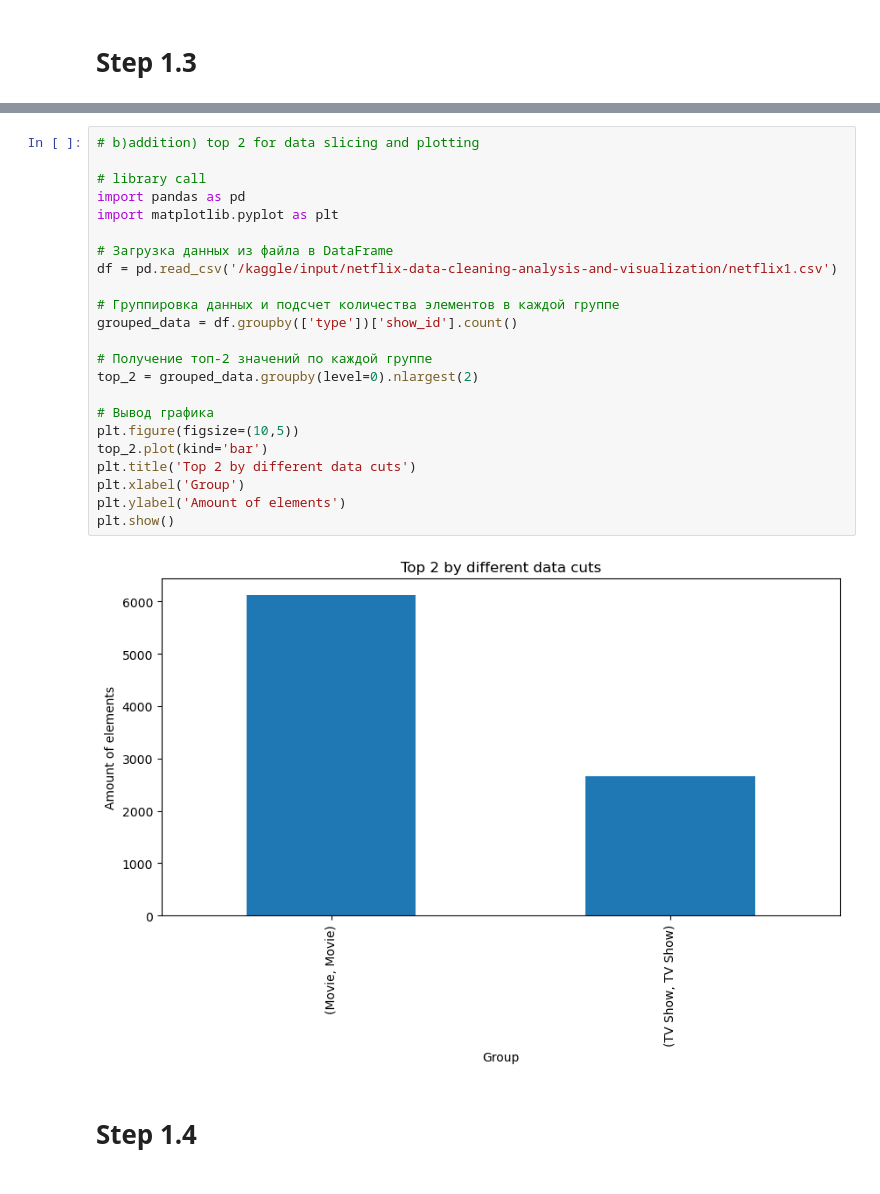
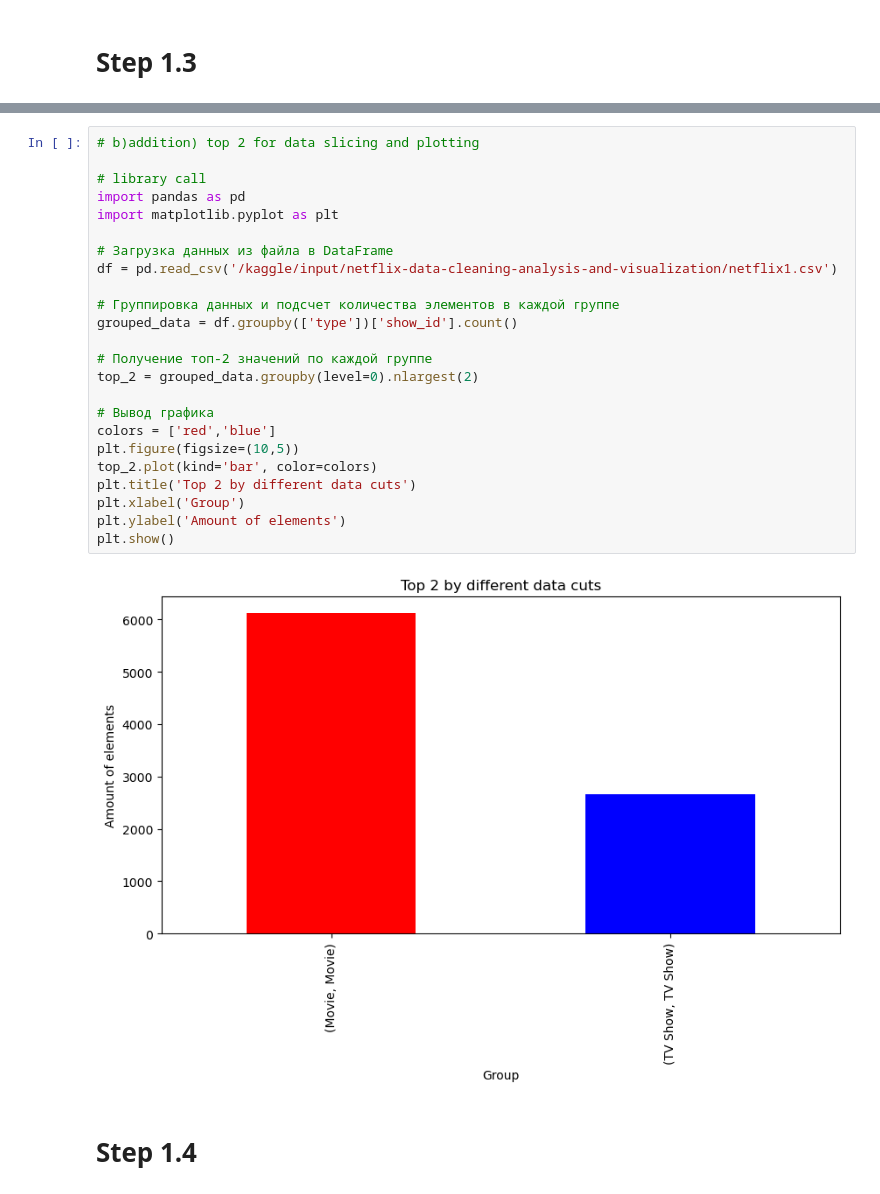
Before and after one commit to DanielXV1/Project-DataBase, a Jupyter notebook: project-database.ipynb, the cells around one changed output, grey strips where cells are left out. Saved outputs shown, nothing was run; the diff lists cells and outputs as text.

```diff
--- a/project-database.ipynb
+++ b/project-database.ipynb
@@ -279,27 +282,28 @@ plt.show()
 # %%
 # b)addition) top 2 for data slicing and plotting
 
 # library call
 import pandas as pd
 import matplotlib.pyplot as plt
 
 # Загрузка данных из файла в DataFrame
 df = pd.read_csv('/kaggle/input/netflix-data-cleaning-analysis-and-visualization/netflix1.csv')
 
 # Группировка данных и подсчет количества элементов в каждой группе
 grouped_data = df.groupby(['type'])['show_id'].count()
 
 # Получение топ-2 значений по каждой группе
 top_2 = grouped_data.groupby(level=0).nlargest(2)
 
 # Вывод графика
+colors = ['red','blue']
 plt.figure(figsize=(10,5))
-top_2.plot(kind='bar')
+top_2.plot(kind='bar', color=colors)
 plt.title('Top 2 by different data cuts')
 plt.xlabel('Group')
 plt.ylabel('Amount of elements')
 plt.show()
 # %% [output]
-[figure, old version]
+[figure, new version]
 # %% [markdown]
 # **Step 1.4**
```
Also changed, not shown: parts of 4 cells of this notebook.
